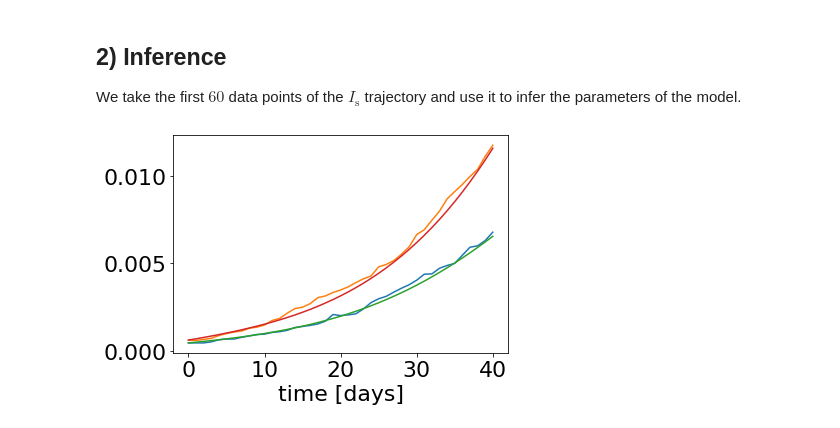
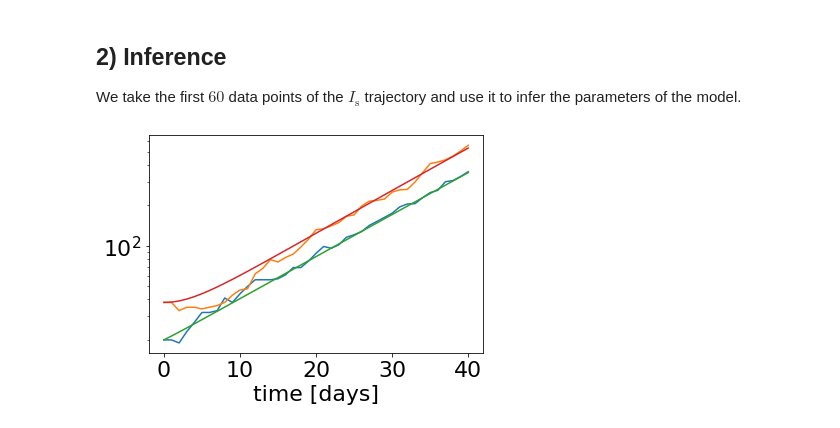
Before and after one commit to rajeshrinet/pyross, a Jupyter notebook: examples/inference/ex06_inference_latent_SEIR.ipynb, the cells around one changed output. Drawn from its saved outputs; the diff is of its cells as text; code cells hidden in the pictures.

Commit message:
add inference with fastest growing mode

```diff
--- a/examples/inference/ex06_inference_latent_SEIR.ipynb
+++ b/examples/inference/ex06_inference_latent_SEIR.ipynb
@@ -99,0 +100,21 @@ plt.show()
+# %%
+# plot the data and obtain the epidemic curve for one age group
+S  = np.sum(data_array[:,0:M], axis=1)
+E  = np.sum(data_array[:,M:2*M], axis=1)
+Ia = np.sum(data_array[:,2*M:3*M], axis=1)
+Is = np.sum(data_array[:,3*M:4*M], axis=1)
+R=N-S-Ia-Is-E
+t  = data['t']
+
+fig = plt.figure(num=None, figsize=(10, 8), dpi=80, facecolor='w', edgecolor='k')
+plt.rcParams.update({'font.size': 22})
+plt.semilogy(t, S/N, '-', color="#348ABD", label='$S$', lw=4)
+plt.semilogy(t, E/N, '-', color="green", label='$E$', lw=4)
+plt.semilogy(t, Ia/N, '-', color='#A60628', label='$Ia$', lw=4)
+plt.semilogy(t, Is/N, '-', color='#A60628', label='$Is$', lw=4)
+plt.semilogy(t, R/N, '-', color="dimgrey", label='$R$', lw=4)
+
+plt.legend(fontsize=26); plt.grid()
+plt.autoscale(enable=True, axis='x', tight=True)
+plt.xlabel("time [days]")
+plt.show()
@@ -102,35 +125,37 @@ plt.show()
 We take the first $60$ data points of the $I_\mathrm{s}$ trajectory and use it to infer the parameters of the model.
 # %%
 # load the data and rescale to intensive variables
-N_start = 20
+N_start = 40
 Tf_inference = 40 # can truncate later
 Nf_inference = Tf_inference + 1
 
+A = 1
+
 x = np.load('latent_SEIR_traj.npy').astype('float')
-x = (x/N)[N_start:N_start+Nf_inference]
+x = x[N_start:N_start+Nf_inference]/A
 steps = 4 # number internal integration steps taken, must be an odd number
 
 
 # initialise the estimator
-estimator = pyross.inference.SEIR(parameters, M, fi, int(N), steps)
+estimator = pyross.inference.SEIR(parameters, M, Ni/A, A, steps)
 
 
 # make a fltr to get N-R and Is for each age class
 fltr=np.kron([[1, 1, 1, 1], [0, 0, 0, 1]], np.identity(M))
 obs=np.einsum('ij,kj->ki', fltr, x)
 x0=x[0]
 
 # Compare the deterministic trajectory and the stochastic trajectory with the same
 # initial conditions and parameters
 det_model = estimator.make_det_model(parameters)
 
 
 time_points = np.linspace(0, Tf_inference, Nf_inference)
 xm = estimator.integrate(x0, 0, Tf_inference, Nf_inference, det_model, contactMatrix)
 
-plt.plot(obs[:, -2:])
-plt.plot(np.einsum('ij,kj->ki', fltr, xm)[:, -2:])
+plt.semilogy(obs[:, -2:])
+plt.semilogy(np.einsum('ij,kj->ki', fltr, xm)[:, -2:])
 plt.xlabel("time [days]")
 plt.show()
 # %% [output]
-[figure, old version]
+[figure, new version]
```
Also changed, not shown: parts of 8 cells of this notebook, 2 other files.
